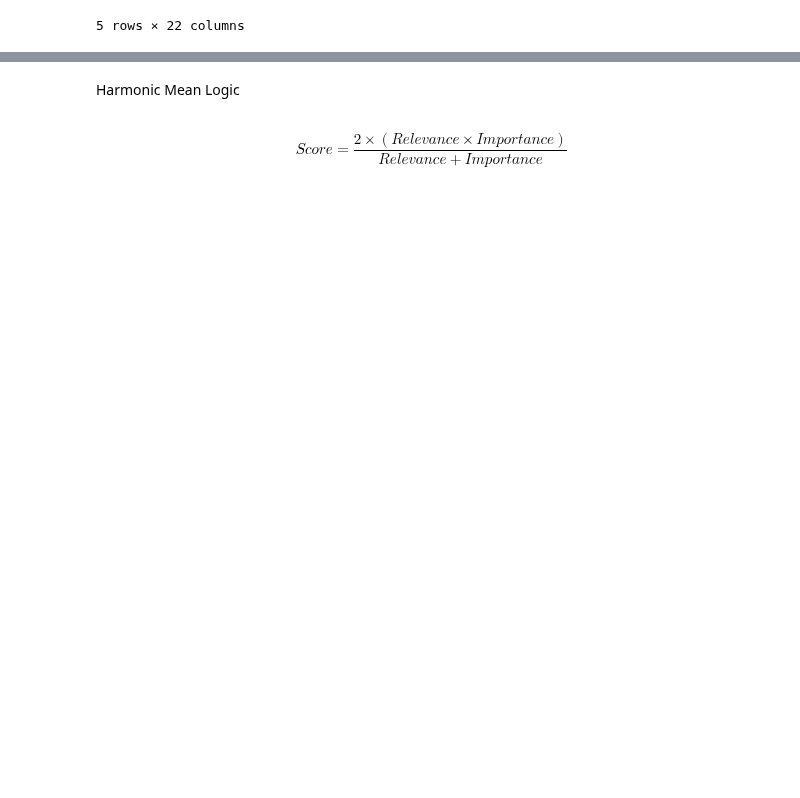
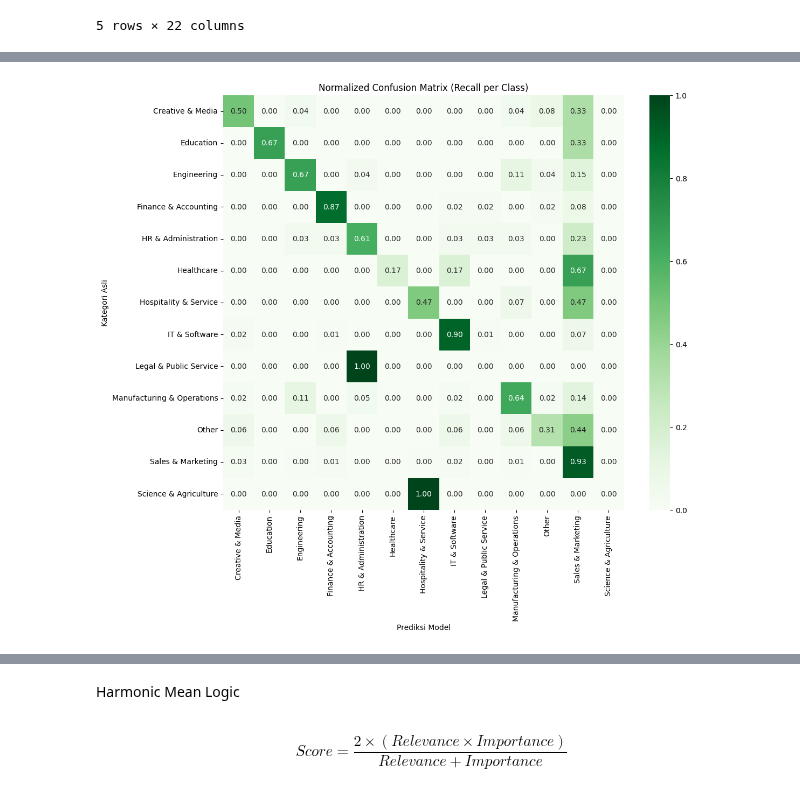
Before and after one commit to muhanangmahrub/Career-Path-Navigator, a Jupyter notebook: notebooks/abrar/notebook.ipynb, the cells around one changed output, grey strips where cells are left out. Saved outputs shown, nothing was run; the diff lists cells and outputs as text; code cells hidden in the pictures; blank space fills up the shorter version.

```diff
--- a/notebooks/abrar/notebook.ipynb
+++ b/notebooks/abrar/notebook.ipynb
@@ -138,0 +227,14 @@ Jadi, Global Importance (rf.feature_importances_) yang dihasilkan tetap VALID me
+# %%
+# Hitung Confusion Matrix dengan Normalisasi
+# normalize='true' artinya mengubah angka jadi persentase per baris (Recall)
+cm_norm = confusion_matrix(y_test, y_pred, normalize='true')
+
+plt.figure(figsize=(12, 10))
+sns.heatmap(cm_norm, annot=True, fmt='.2f', cmap='Greens',
+            xticklabels=labels, yticklabels=labels)
+plt.xlabel('Prediksi Model')
+plt.ylabel('Kategori Asli')
+plt.title('Normalized Confusion Matrix (Recall per Class)')
+plt.show()
+# %% [output]
+[figure, added]
```
Also changed, not shown: parts of 56 cells of this notebook.
